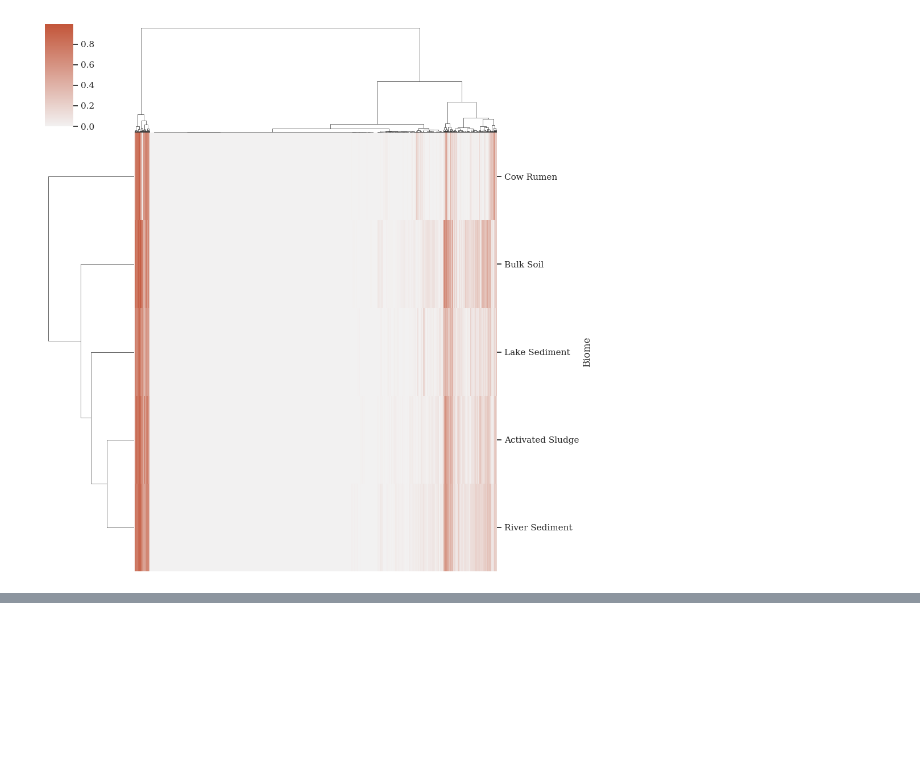
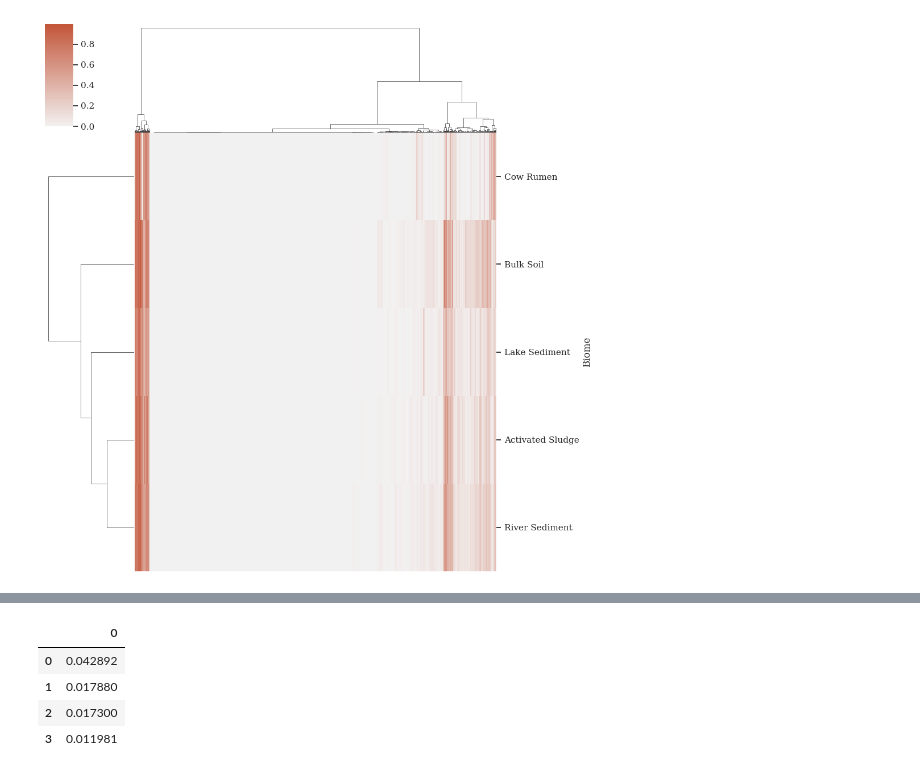
Before and after one commit to jtdocter27/EcoDr, a Jupyter notebook: EnCen/Figures for paper/figures.ipynb, the cells around one changed output, grey strips where cells are left out. Saved outputs shown, nothing was run; the diff lists cells and outputs as text; code cells hidden in the pictures; blank space fills up the shorter version.

```diff
--- a/EnCen/Figures for paper/figures.ipynb
+++ b/EnCen/Figures for paper/figures.ipynb
@@ -134,0 +168,9 @@ plt.legend(bbox_to_anchor=(1.05, 1), loc='upper left')
+# %%
+variability = pd.DataFrame(pca_result.explained_variance_ratio_)
+variability
+# %% [output]
+|  | 0 |
+| 0 | 0.042892 |
+| 1 | 0.017880 |
+| 2 | 0.017300 |
+| 3 | 0.011981 |
```
Also changed, not shown: parts of 10 cells of this notebook.
